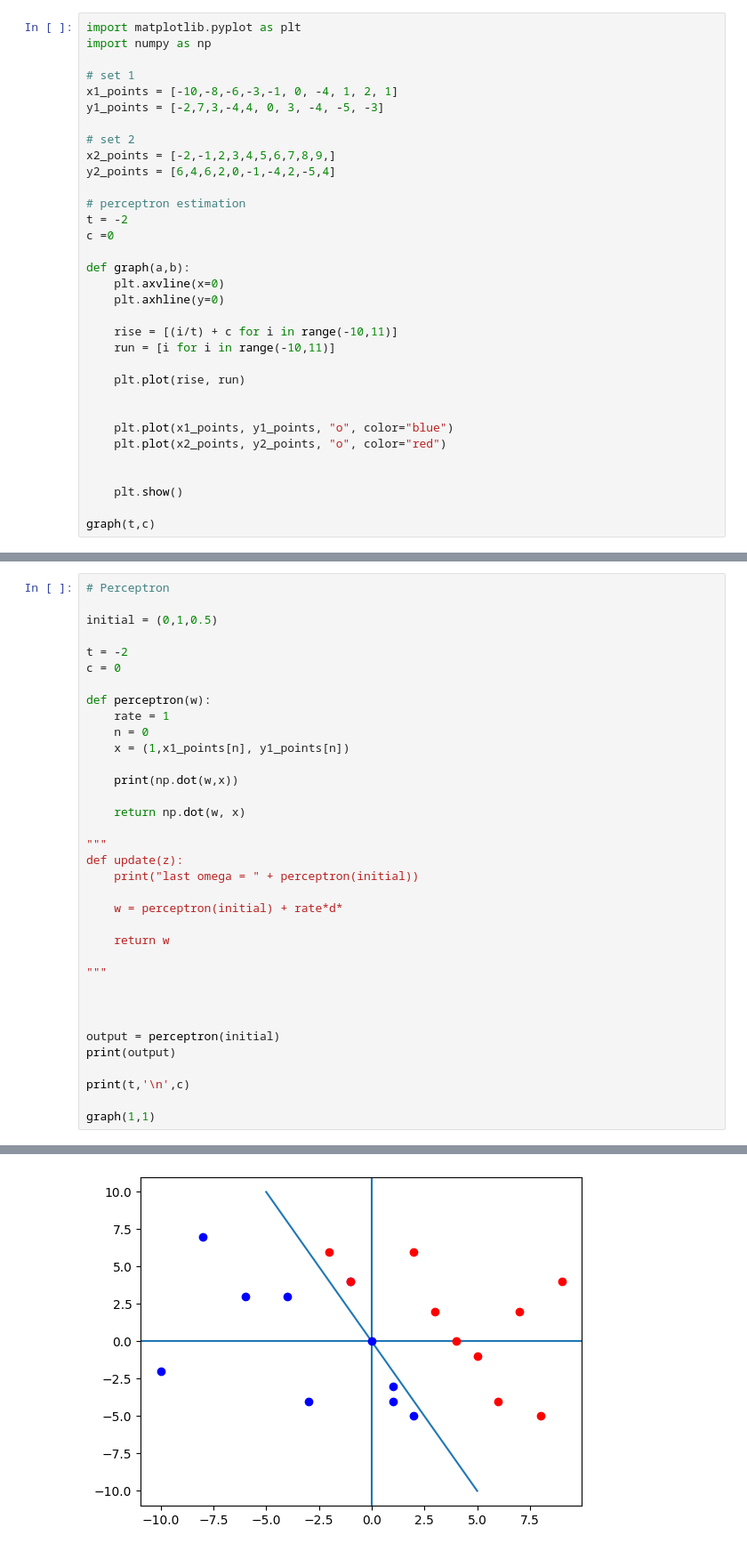
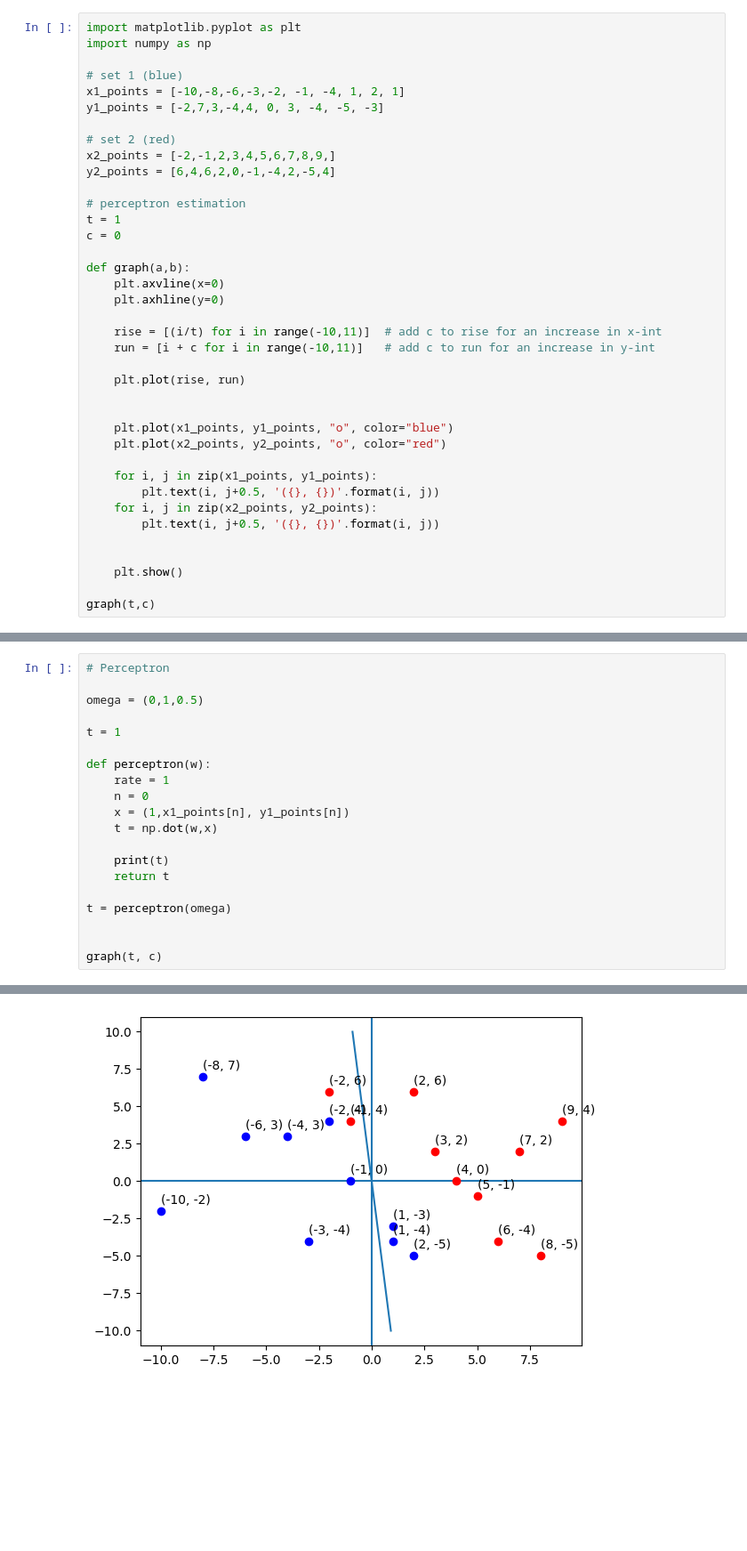
Before and after one commit to DrewWas/ML, a Jupyter notebook: Begginer Projects/perceptron/2D basic.ipynb, the cells around one changed output, grey strips where cells are left out. Shown: that part at 89% size. Drawn from its saved outputs; the diff is of its cells as text; blank space fills up the shorter version.

Commit message:
workign on perceptron, starting to get it to work, i think

```diff
--- a/Begginer Projects/perceptron/2D basic.ipynb
+++ b/Begginer Projects/perceptron/2D basic.ipynb
@@ -2,24 +2,24 @@
 import matplotlib.pyplot as plt
 import numpy as np
 
-# set 1
-x1_points = [-10,-8,-6,-3,-1, 0, -4, 1, 2, 1]
+# set 1 (blue)
+x1_points = [-10,-8,-6,-3,-2, -1, -4, 1, 2, 1]
 y1_points = [-2,7,3,-4,4, 0, 3, -4, -5, -3]
 
-# set 2
+# set 2 (red)
 x2_points = [-2,-1,2,3,4,5,6,7,8,9,]
 y2_points = [6,4,6,2,0,-1,-4,2,-5,4]
 
 # perceptron estimation
-t = -2
-c =0
+t = 1
+c = 0
 
 def graph(a,b):
     plt.axvline(x=0)
     plt.axhline(y=0)
 
-    rise = [(i/t) + c for i in range(-10,11)]
-    run = [i for i in range(-10,11)]
+    rise = [(i/t) for i in range(-10,11)]  # add c to rise for an increase in x-int
+    run = [i + c for i in range(-10,11)]   # add c to run for an increase in y-int
 
     plt.plot(rise, run)
 
@@ -27,6 +27,11 @@ def graph(a,b):
     plt.plot(x1_points, y1_points, "o", color="blue")
     plt.plot(x2_points, y2_points, "o", color="red")
 
+    for i, j in zip(x1_points, y1_points):
+        plt.text(i, j+0.5, '({}, {})'.format(i, j))
+    for i, j in zip(x2_points, y2_points):
+        plt.text(i, j+0.5, '({}, {})'.format(i, j))
+
 
     plt.show()
 
@@ -36,37 +41,22 @@ graph(t,c)
 # %%
 # Perceptron
 
-initial = (0,1,0.5)
+omega = (0,1,0.5)
 
-t = -2
-c = 0
+t = 1
 
 def perceptron(w):
     rate = 1
     n = 0
     x = (1,x1_points[n], y1_points[n])
+    t = np.dot(w,x)
 
-    print(np.dot(w,x))
+    print(t)
+    return t
 
-    return np.dot(w, x)
-
-"""
-def update(z):
-    print("last omega = " + perceptron(initial))
-
-    w = perceptron(initial) + rate*d*
-
-    return w
-
-"""
+t = perceptron(omega)
 
 
-
-output = perceptron(initial)
-print(output)
-
-print(t,'\n',c)
-
-graph(1,1)
+graph(t, c)
 # %% [output]
 -11.0
@@ -76,4 +63,4 @@ graph(1,1)
-[figure, old version]
+[figure, new version]
 # %%
 def getStatus(g,h):
 
```
Also changed, not shown: parts of 9 cells of this notebook, 1 other file.
